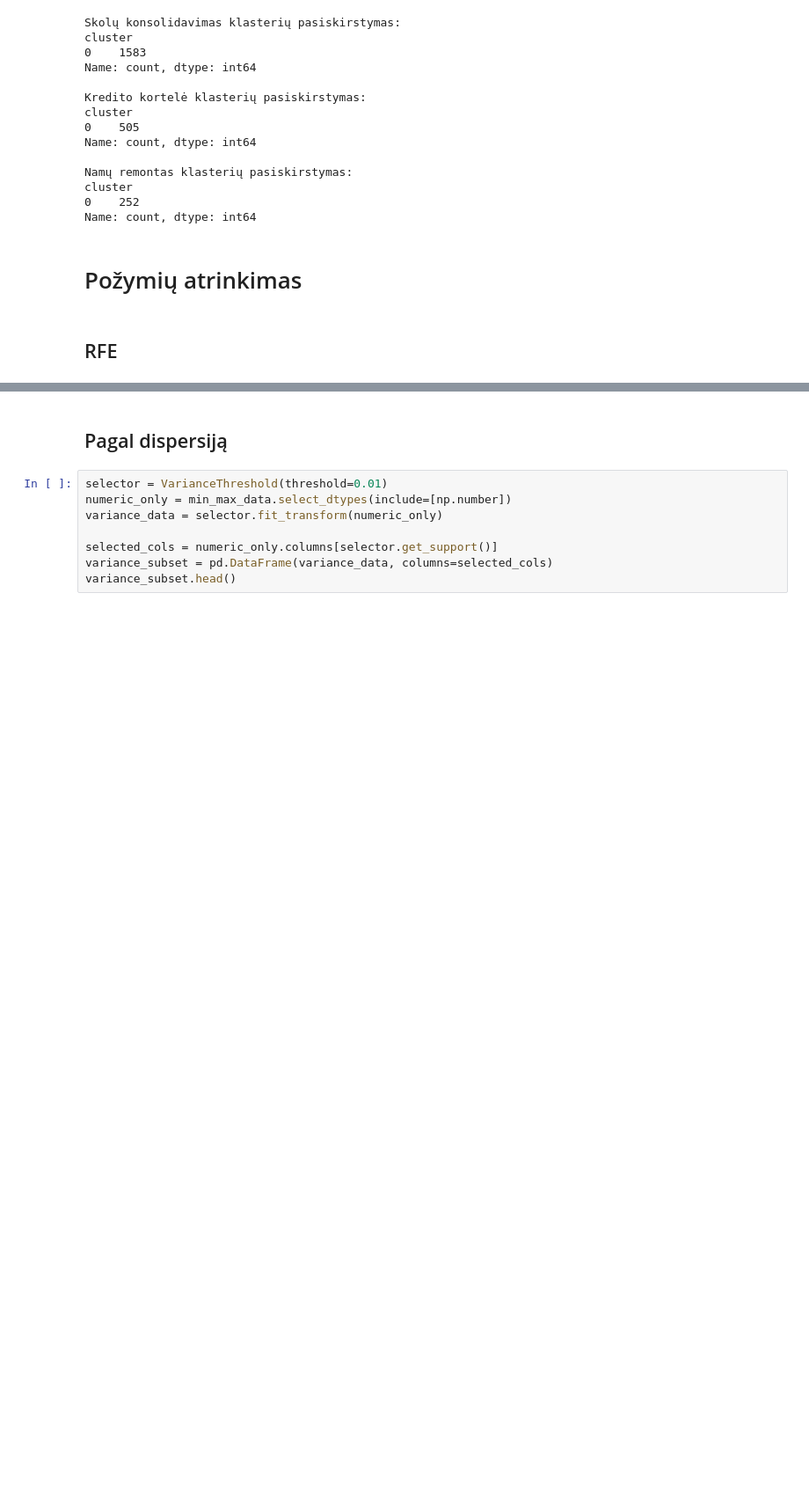
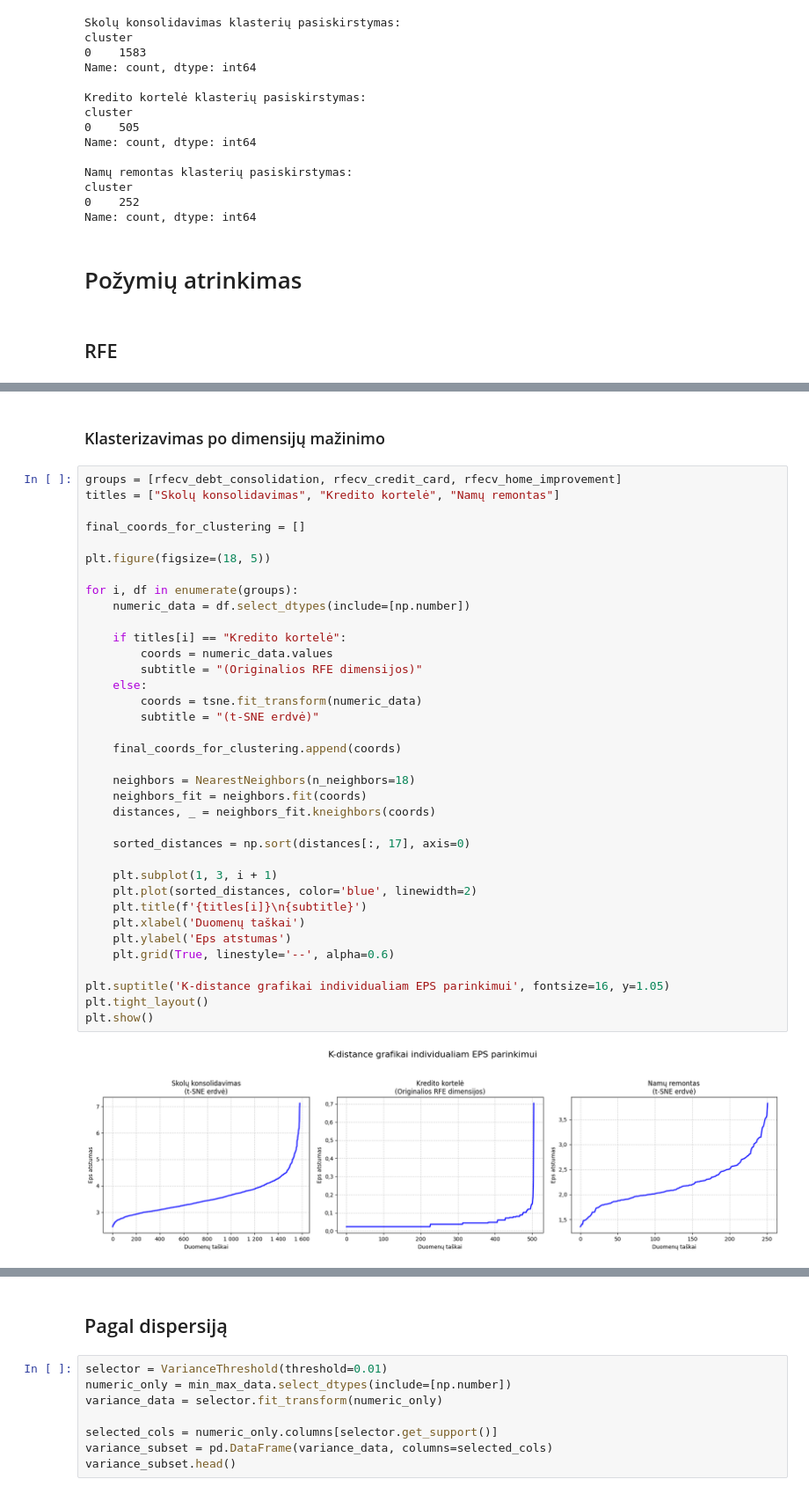
Before and after one commit to EvelinaDu/Papildomi_duomenu_vizualizavimo_skyriai, a Jupyter notebook: 3_laboratorinis/dbscan.ipynb, the cells around one changed output, grey strips where cells are left out. Shown at 88% size. Cells and saved outputs as stored; diff of their text form; blank space fills up the shorter version.

```diff
--- a/3_laboratorinis/dbscan.ipynb
+++ b/3_laboratorinis/dbscan.ipynb
@@ -469,0 +538,40 @@ Geriausi požymiai: ['dti', 'fico', 'days.with.cr.line', 'revol.bal', 'inq.last.
+# %% [markdown]
+### Klasterizavimas po dimensijų mažinimo
+# %%
+groups = [rfecv_debt_consolidation, rfecv_credit_card, rfecv_home_improvement]
+titles = ["Skolų konsolidavimas", "Kredito kortelė", "Namų remontas"]
+
+final_coords_for_clustering = []
+
+plt.figure(figsize=(18, 5))
+
+for i, df in enumerate(groups):
+    numeric_data = df.select_dtypes(include=[np.number])
+
+    if titles[i] == "Kredito kortelė":
+        coords = numeric_data.values
+        subtitle = "(Originalios RFE dimensijos)"
+    else:
+        coords = tsne.fit_transform(numeric_data)
+        subtitle = "(t-SNE erdvė)"
+
+    final_coords_for_clustering.append(coords)
+
+    neighbors = NearestNeighbors(n_neighbors=18)
+    neighbors_fit = neighbors.fit(coords)
+    distances, _ = neighbors_fit.kneighbors(coords)
+
+    sorted_distances = np.sort(distances[:, 17], axis=0)
+
+    plt.subplot(1, 3, i + 1)
+    plt.plot(sorted_distances, color='blue', linewidth=2)
+    plt.title(f'{titles[i]}\n{subtitle}')
+    plt.xlabel('Duomenų taškai')
+    plt.ylabel('Eps atstumas')
+    plt.grid(True, linestyle='--', alpha=0.6)
+
+plt.suptitle('K-distance grafikai individualiam EPS parinkimui', fontsize=16, y=1.05)
+plt.tight_layout()
+plt.show()
+# %% [output]
+[figure, added]
```
Also changed, not shown: parts of 11 cells of this notebook.
